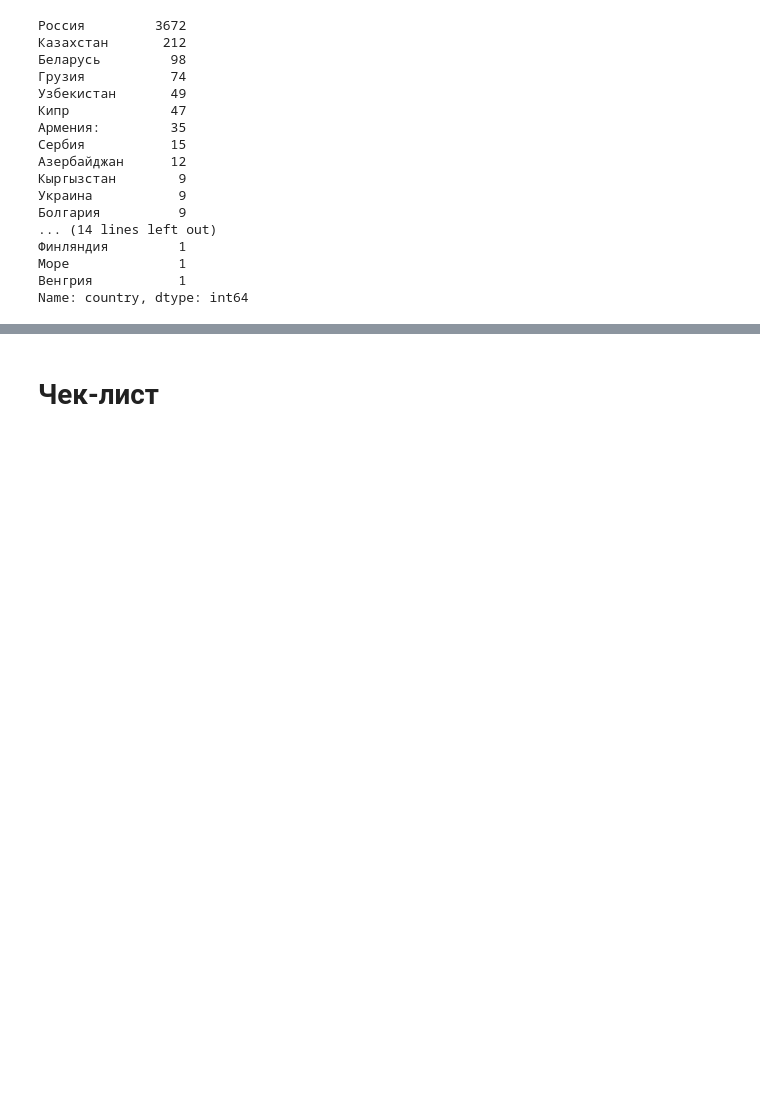
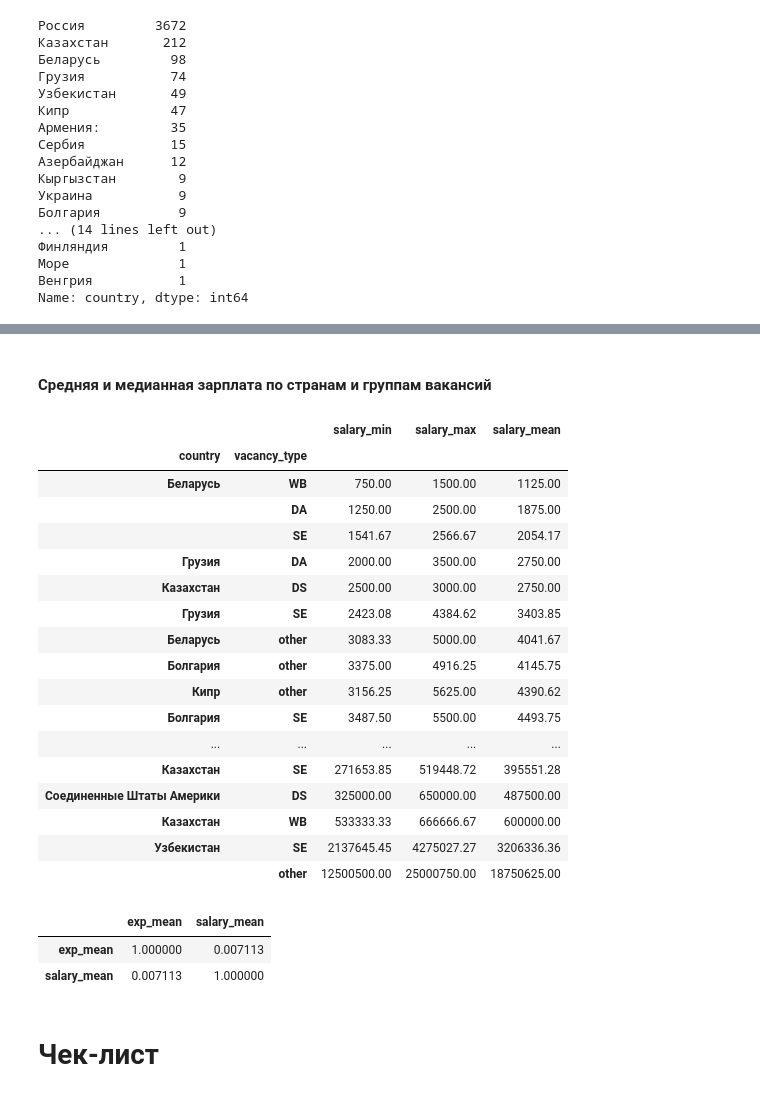
Before and after one commit to Lipetskiy/DE_Sprint, a Jupyter notebook: practicum_4/practicum_4.ipynb, the cells around one changed output, grey strips where cells are left out. Drawn from its saved outputs; the diff is of its cells as text; code cells hidden in the pictures; blank space fills up the shorter version.

```diff
--- a/practicum_4/practicum_4.ipynb
+++ b/practicum_4/practicum_4.ipynb
@@ -705,0 +852,26 @@ Name: country, dtype: int64
+# %% [markdown]
+#### Средняя и медианная зарплата по странам и группам вакансий
+# %%
+group_country_vtype_salary_mean = (df[df['salary_mean']!=0]
+                         .groupby(['country', 'vacancy_type'])[['salary_min', 'salary_max', 'salary_mean']]
+                         .mean().round(2).sort_values('salary_mean', ascending=True))
+group_country_vtype_salary_mean
+# %% [output]
+|  |  | salary_min | salary_max | salary_mean |
+| country | vacancy_type |  |  |  |
+| Беларусь | WB | 750.00 | 1500.00 | 1125.00 |
+|  | DA | 1250.00 | 2500.00 | 1875.00 |
+|  | SE | 1541.67 | 2566.67 | 2054.17 |
+| Грузия | DA | 2000.00 | 3500.00 | 2750.00 |
+| Казахстан | DS | 2500.00 | 3000.00 | 2750.00 |
+| Грузия | SE | 2423.08 | 4384.62 | 3403.85 |
+| Беларусь | other | 3083.33 | 5000.00 | 4041.67 |
+| Болгария | other | 3375.00 | 4916.25 | 4145.75 |
+| Кипр | other | 3156.25 | 5625.00 | 4390.62 |
+| Болгария | SE | 3487.50 | 5500.00 | 4493.75 |
+| ... | ... | ... | ... | ... |
+| Казахстан | SE | 271653.85 | 519448.72 | 395551.28 |
+| Соединенные Штаты Америки | DS | 325000.00 | 650000.00 | 487500.00 |
+| Казахстан | WB | 533333.33 | 666666.67 | 600000.00 |
+| Узбекистан | SE | 2137645.45 | 4275027.27 | 3206336.36 |
+|  | other | 12500500.00 | 25000750.00 | 18750625.00 |
@@ -706,3 +880,9 @@ Name: country, dtype: int64
+# %%
+df[['exp_mean', 'salary_mean']].corr()
+# %% [output]
+|  | exp_mean | salary_mean |
+| exp_mean | 1.000000 | 0.007113 |
+| salary_mean | 0.007113 | 1.000000 |
 # %% [markdown]
 # Чек-лист
 # %% [markdown]
```
Also changed, not shown: parts of 30 cells of this notebook, 1 other file.
